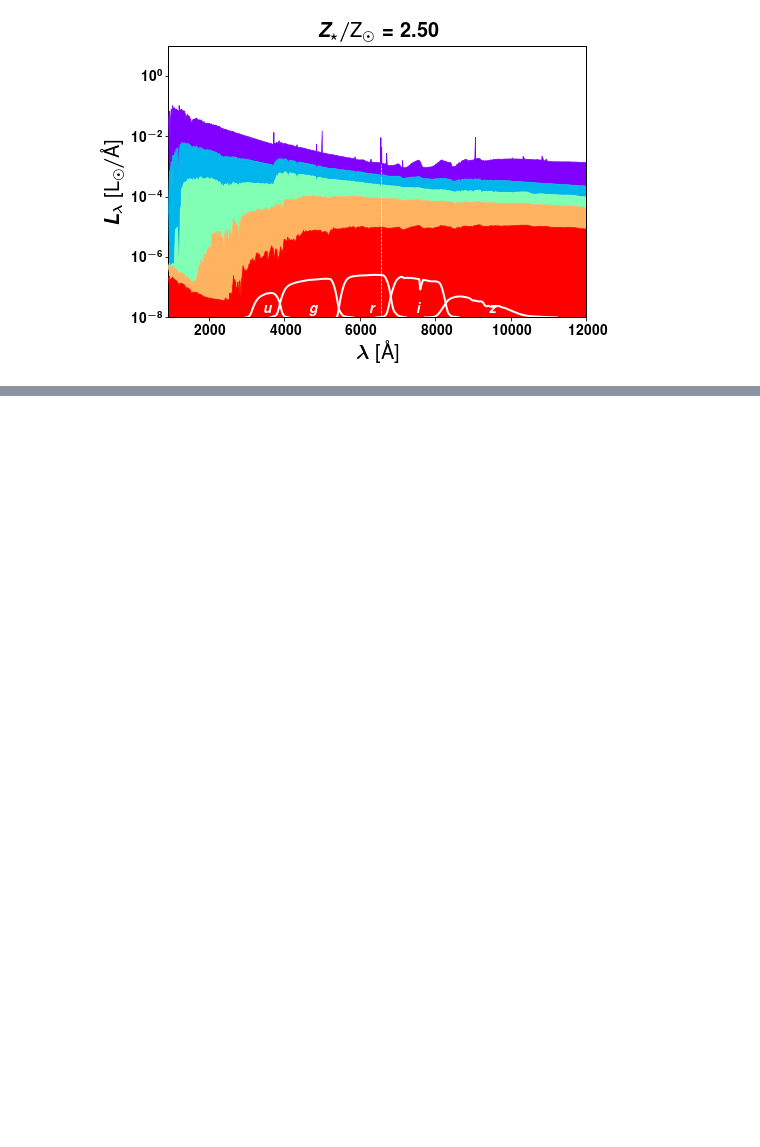
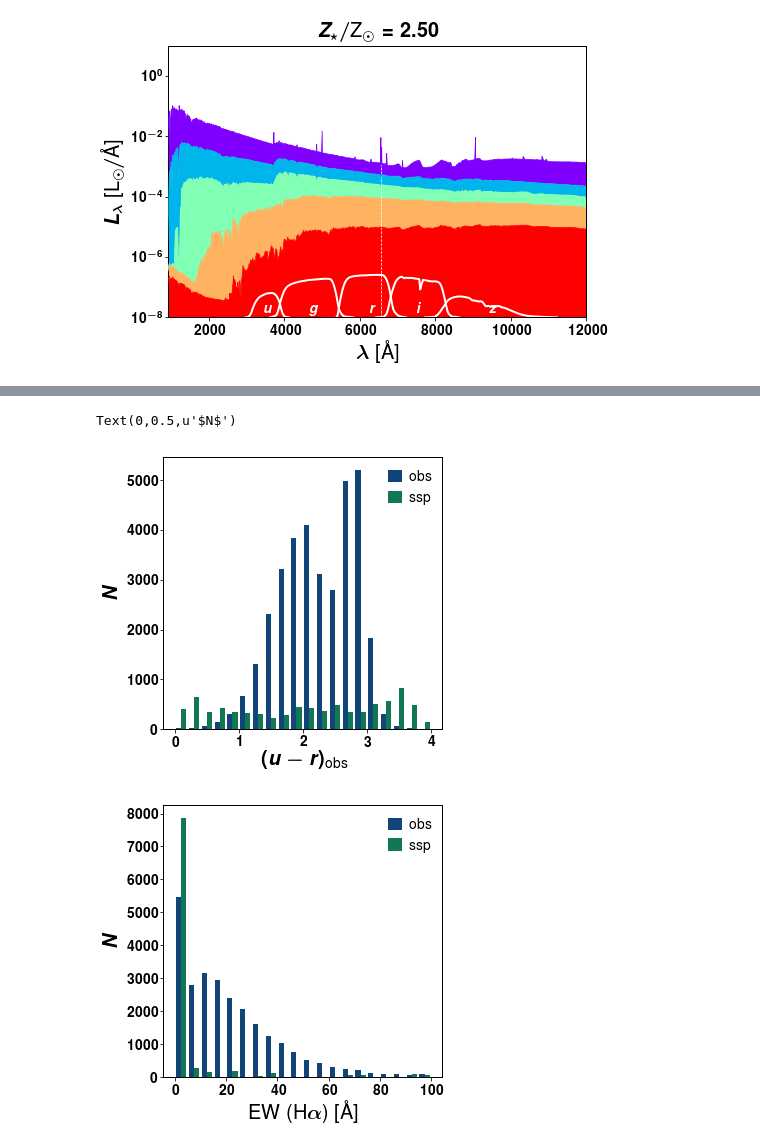
Before and after one commit to ajmejia/photo-ew, a Jupyter notebook: notebooks/proof-of-concept.ipynb, the cells around one changed output, grey strips where cells are left out. Saved outputs shown, nothing was run; the diff lists cells and outputs as text; code cells hidden in the pictures; blank space fills up the shorter version.

```diff
--- a/notebooks/proof-of-concept.ipynb
+++ b/notebooks/proof-of-concept.ipynb
@@ -233,0 +194,16 @@ cb.set_label(r"$\text{redshift}$")
+# %%
+figure(figsize=(5,5))
+hist([ur_obs,ur_neb_z[mets_val[4]]], 20, range=(0,4), label=["obs", "ssp"])
+legend(loc=0)
+xlabel(r"$(u-r)_\text{obs}$")
+ylabel(r"$N$")
+
+figure(figsize=(5,5))
+hist([ew_sdss.H_alpha,ew_neb_z[mets_val[4]]], 20, range=(0,100), label=["obs", "ssp"])
+legend(loc=0)
+xlabel(r"EW (H$\alpha$) [\AA]")
+ylabel(r"$N$")
+# %% [output]
+Text(0,0.5,u'$N$')
+[figure, added]
+[figure, added]
```
Also changed, not shown: parts of 7 cells of this notebook.
